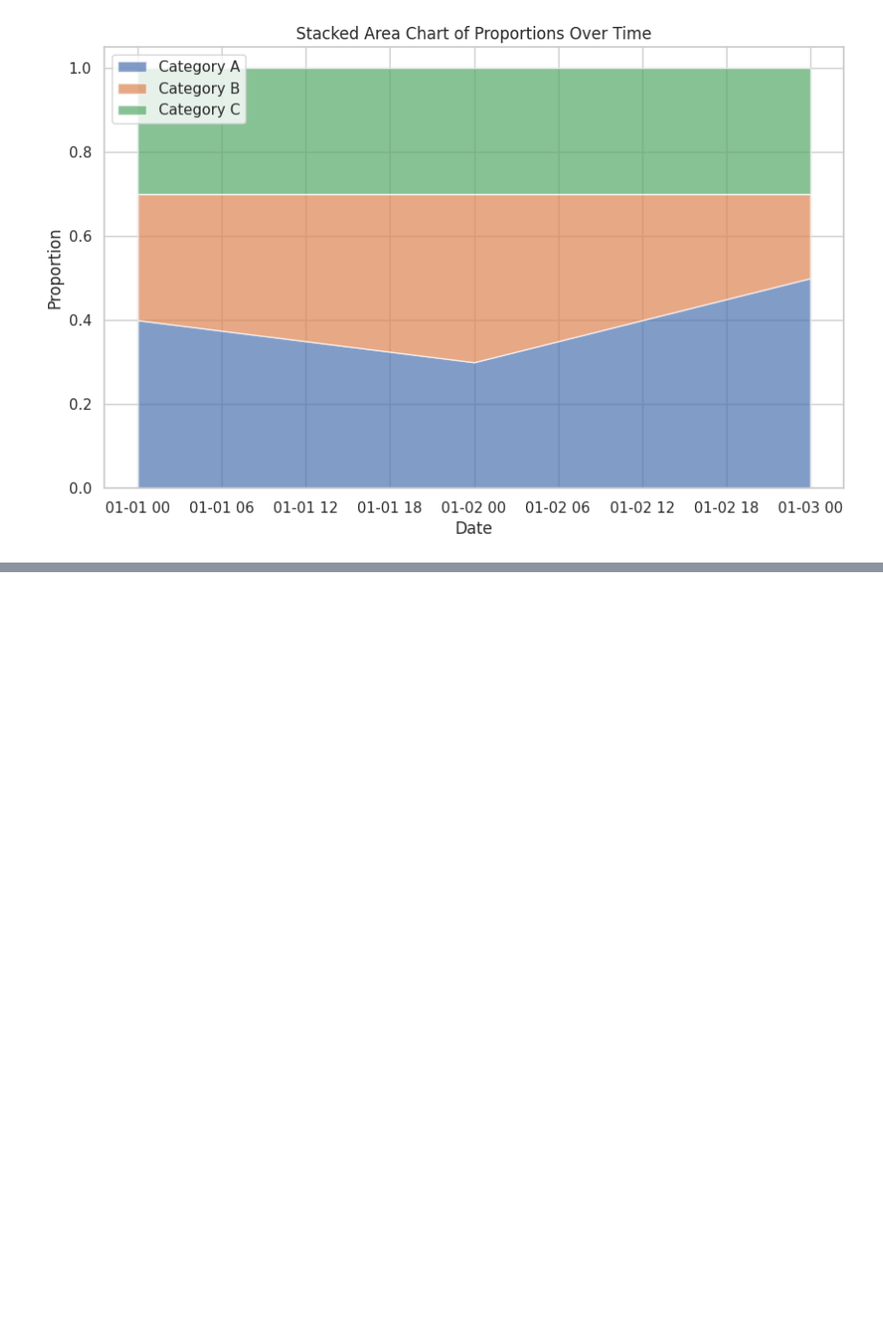
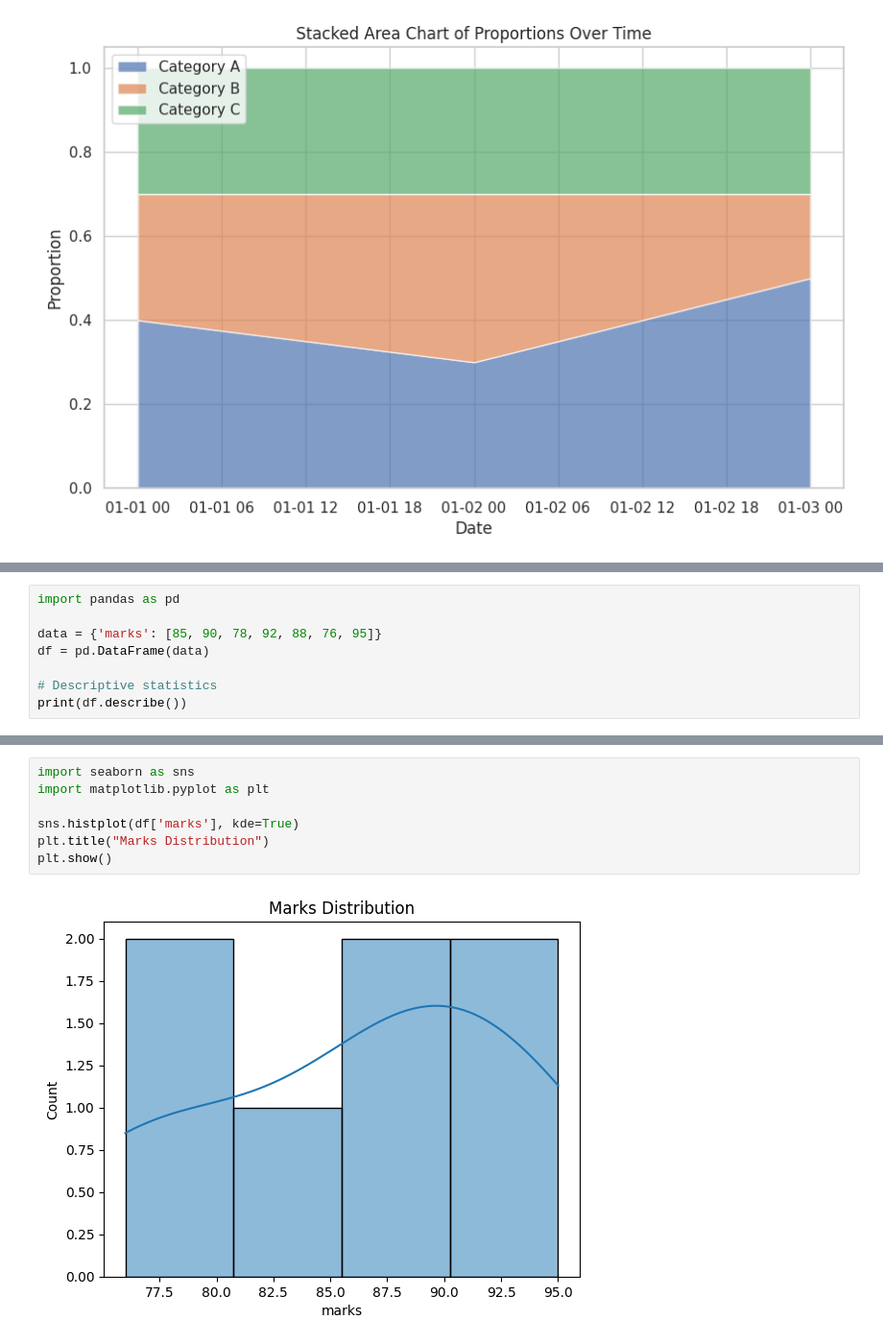
Before and after one commit to ayanbagawan/23CS520, a Jupyter notebook: 23cs520.ipynb, the cells around one changed output, grey strips where cells are left out. Shown at 96% size. Saved outputs shown, nothing was run; the diff lists cells and outputs as text; blank space fills up the shorter version.

```diff
--- a/23cs520.ipynb
+++ b/23cs520.ipynb
@@ -1924,0 +1970,8 @@ plt.show()
+# %%
+import pandas as pd
+
+data = {'marks': [85, 90, 78, 92, 88, 76, 95]}
+df = pd.DataFrame(data)
+
+# Descriptive statistics
+print(df.describe())
@@ -1924,0 +1988,9 @@ plt.show()
+# %%
+import seaborn as sns
+import matplotlib.pyplot as plt
+
+sns.histplot(df['marks'], kde=True)
+plt.title("Marks Distribution")
+plt.show()
+# %% [output]
+[figure, added]
```
Also changed, not shown: parts of 25 cells of this notebook.
